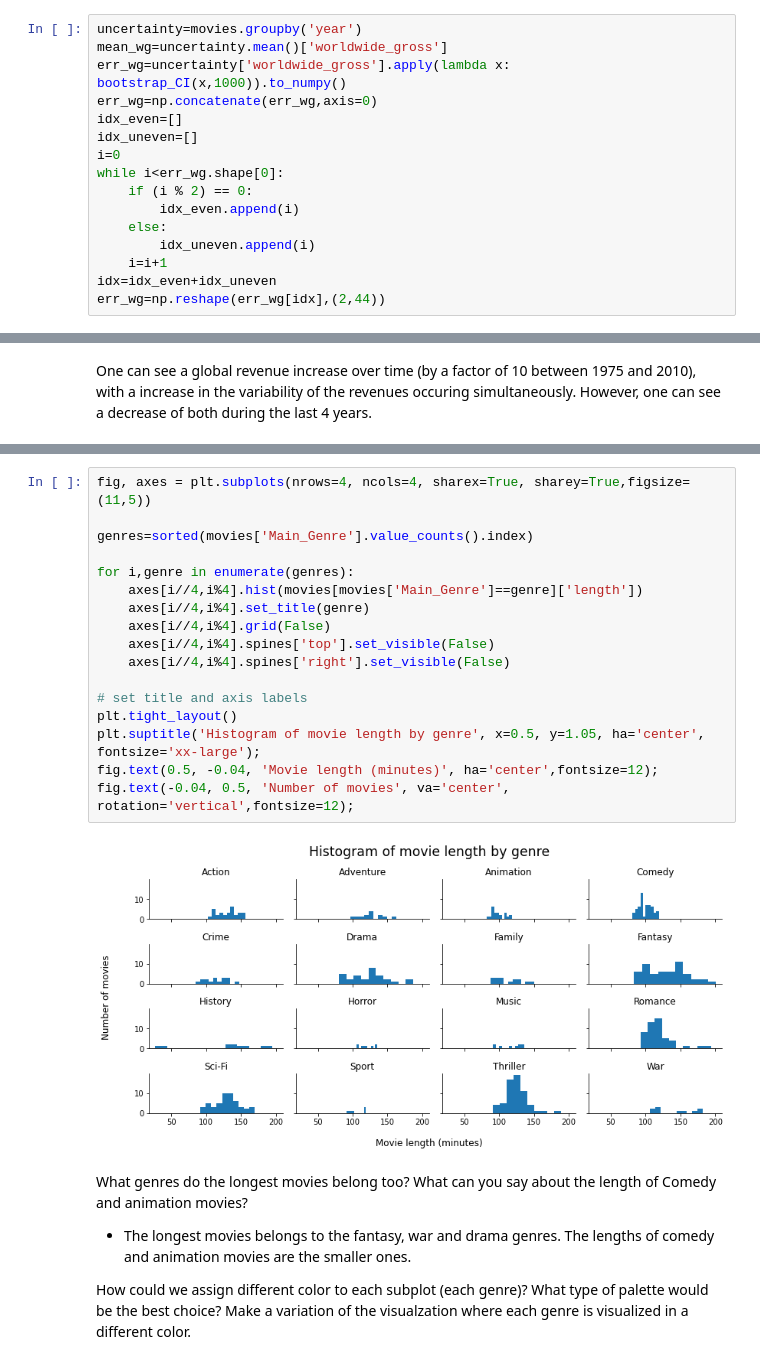
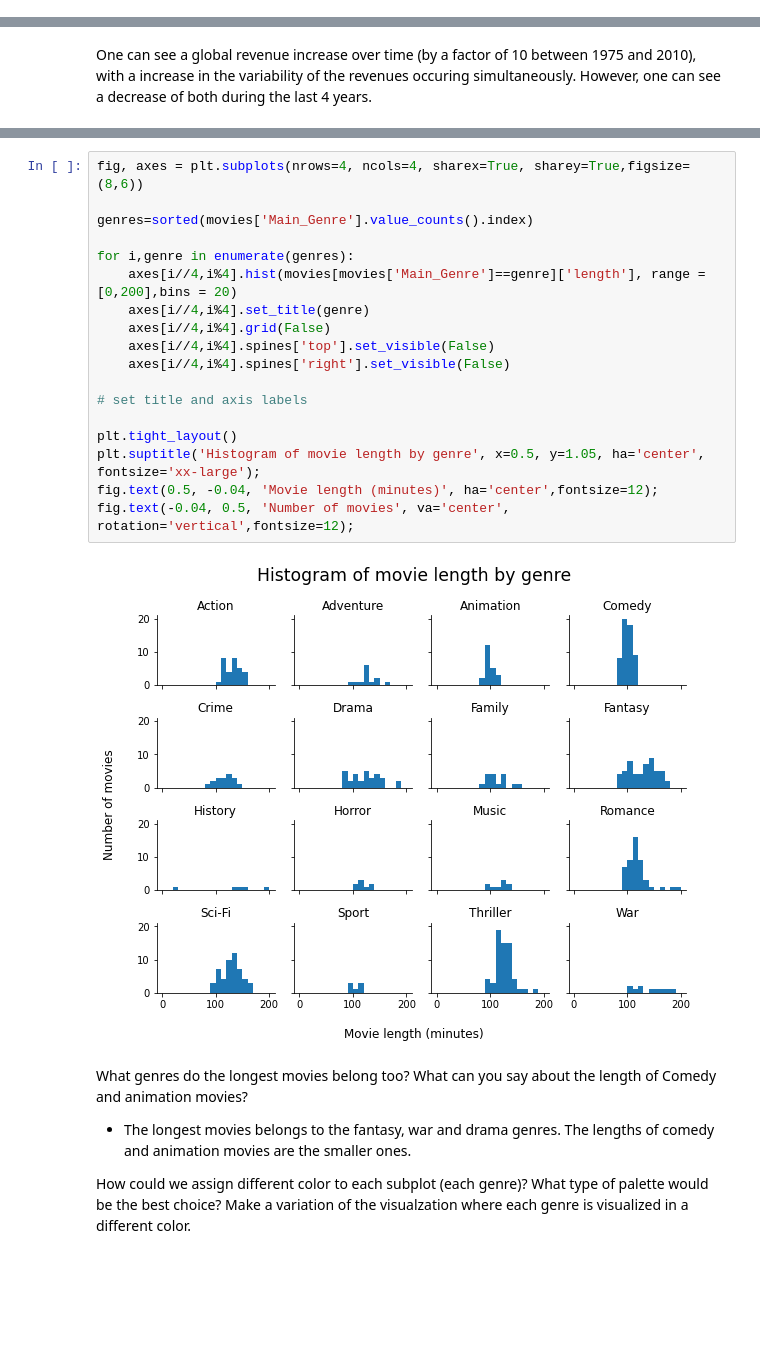
Before and after one commit to RomGr/2020, a Jupyter notebook: Tutorials/02 - Data viz and data from the web/Becoming a DataVizard exercise.ipynb, the cells around one changed output, grey strips where cells are left out. Drawn from its saved outputs; the diff is of its cells as text; blank space fills up the shorter version.

```diff
--- a/Tutorials/02 - Data viz and data from the web/Becoming a DataVizard exercise.ipynb
+++ b/Tutorials/02 - Data viz and data from the web/Becoming a DataVizard exercise.ipynb
@@ -195,19 +195,3 @@ In the next three excercises, you are provided with descriptions and rough sketc
 
 
 <br>
-# %%
-uncertainty=movies.groupby('year')
-mean_wg=uncertainty.mean()['worldwide_gross']
-err_wg=uncertainty['worldwide_gross'].apply(lambda x: bootstrap_CI(x,1000)).to_numpy()
-err_wg=np.concatenate(err_wg,axis=0)
-idx_even=[]
-idx_uneven=[]
-i=0
-while i<err_wg.shape[0]:
-    if (i % 2) == 0:
-        idx_even.append(i)
-    else:
-        idx_uneven.append(i)
-    i=i+1
-idx=idx_even+idx_uneven
-err_wg=np.reshape(err_wg[idx],(2,44))
@@ -243,24 +236,25 @@ One can see a global revenue increase over time (by a factor of 10 between 1975
 
 <img src="figure3.jpg" style="width: 500px;" align="left">
 # %%
-fig, axes = plt.subplots(nrows=4, ncols=4, sharex=True, sharey=True,figsize=(11,5))
+fig, axes = plt.subplots(nrows=4, ncols=4, sharex=True, sharey=True,figsize=(8,6))
 
 genres=sorted(movies['Main_Genre'].value_counts().index)
 
 for i,genre in enumerate(genres):
-    axes[i//4,i%4].hist(movies[movies['Main_Genre']==genre]['length'])
+    axes[i//4,i%4].hist(movies[movies['Main_Genre']==genre]['length'], range = [0,200],bins = 20)
     axes[i//4,i%4].set_title(genre)
     axes[i//4,i%4].grid(False)
     axes[i//4,i%4].spines['top'].set_visible(False)
     axes[i//4,i%4].spines['right'].set_visible(False)
 
 # set title and axis labels
+
 plt.tight_layout()
 plt.suptitle('Histogram of movie length by genre', x=0.5, y=1.05, ha='center', fontsize='xx-large');
 fig.text(0.5, -0.04, 'Movie length (minutes)', ha='center',fontsize=12);
 fig.text(-0.04, 0.5, 'Number of movies', va='center', rotation='vertical',fontsize=12);
 # %% [output]
-[figure, old version]
+[figure, new version]
 # %% [markdown]
 What genres do the longest movies belong too? What can you say about the length of Comedy and animation movies?
 
```
Also changed, not shown: parts of 17 cells of this notebook, 4 other files.
